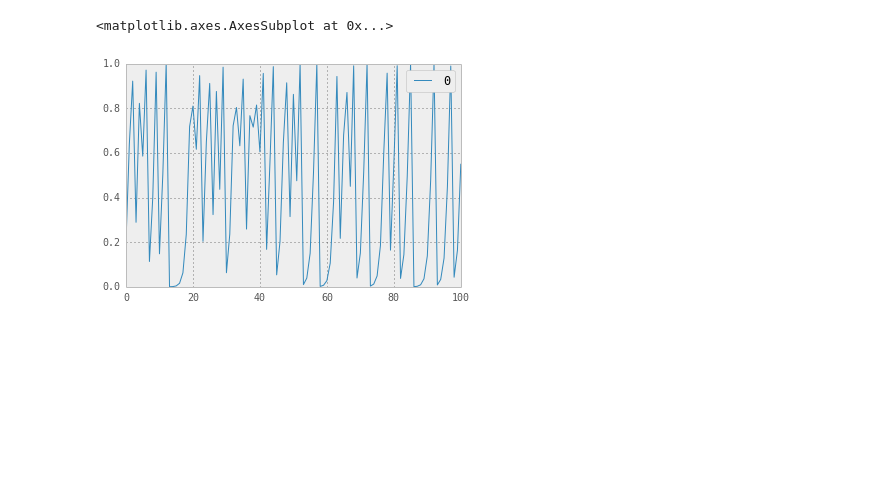
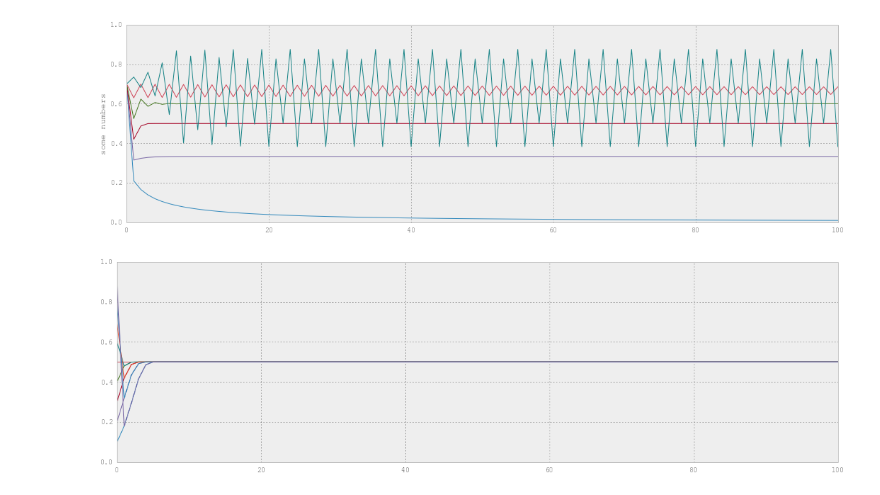
Before and after one commit to ftfarias/data-science_notebooks, a Jupyter notebook: Chaos.ipynb, the cells around one changed output. Saved outputs shown, nothing was run; the diff lists cells and outputs as text; code cells hidden in the pictures; blank space fills up the shorter version.

```diff
--- a/Chaos.ipynb
+++ b/Chaos.ipynb
@@ -8,7 +59,7 @@ figsize(18, 5)
 # %%
-def func(x_init, k):
-    x = [x_init]
-    for _ in range(300):
+def f(xi,mul):
+    x = [xi]
+    for _ in range(100):
         a = x[-1]
-        x.append(k*a*(1-a))
+        x.append(mul*a*(1-a))
     return x
@@ -22,10 +66,26 @@ x.plot(ylim=[0,1])
-# %%
-x = [0.20000001]
-for _ in range(1000):
-    a = x[-1]
-    x.append(4*a*(1-a))
-x = pd.DataFrame(x)
-x.plot(ylim=[0,1])
-# %% [output]
-<matplotlib.axes.AxesSubplot at 0x...>
-[figure, removed]
+# %%
+plt.plot(f(0.7,1))
+plt.plot(f(0.7,1.5))
+plt.plot(f(0.7,2))
+plt.plot(f(0.7,2.5))
+plt.plot(f(0.7,3))
+plt.plot(f(0.7,3.5))
+plt.ylabel('some numbers')
+plt.axis([0, 100, 0, 1])
+plt.show()
+# %% [output]
+[figure, added]
+# %%
+plt.plot(f(0.1,2))
+plt.plot(f(0.2,2))
+plt.plot(f(0.3,2))
+plt.plot(f(0.4,2))
+plt.plot(f(0.5,2))
+plt.plot(f(0.6,2))
+plt.plot(f(0.7,2))
+plt.plot(f(0.8,2))
+plt.plot(f(0.9,2))
+plt.axis([0, 100, 0, 1])
+plt.show()
+# %% [output]
+[figure, added]
```
Also changed, not shown: parts of 8 cells of this notebook, 2 other files.
